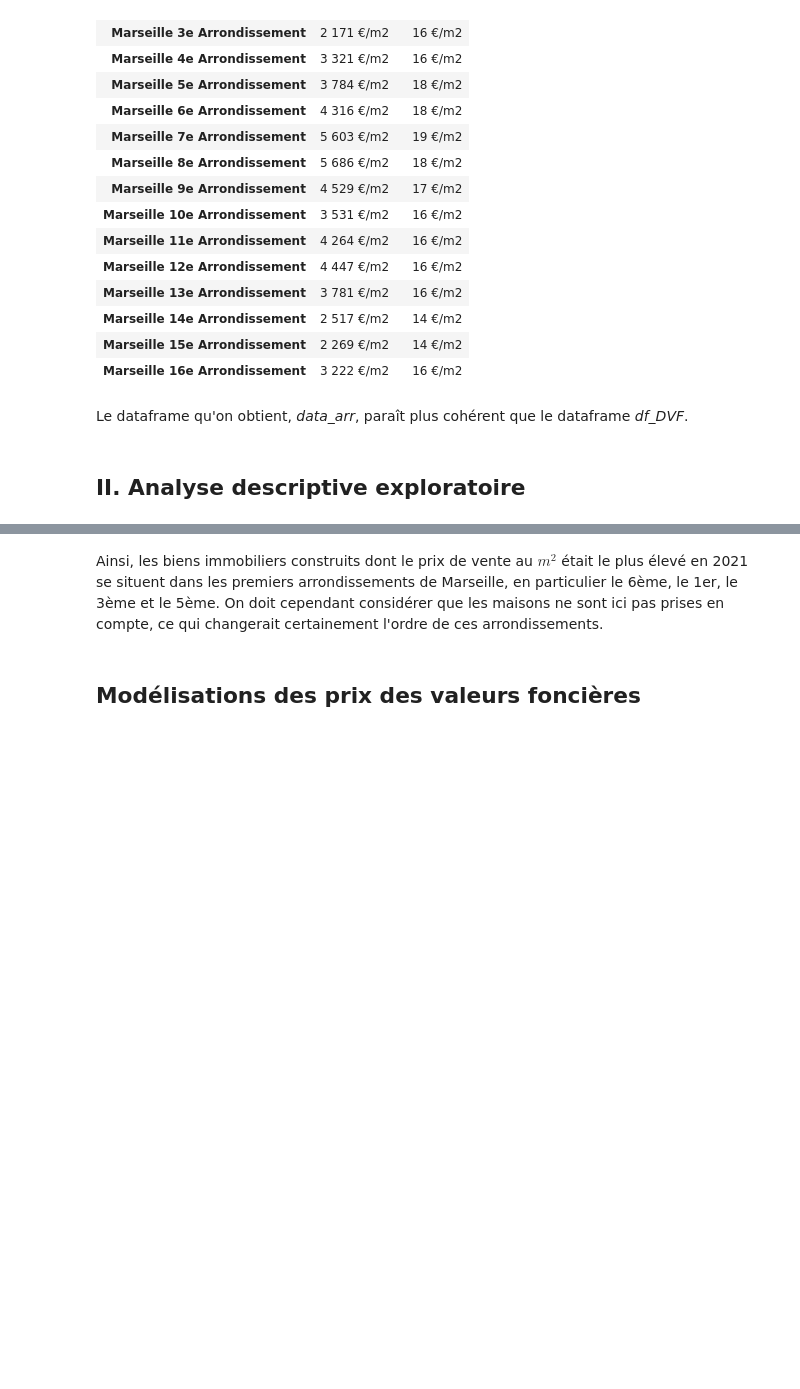
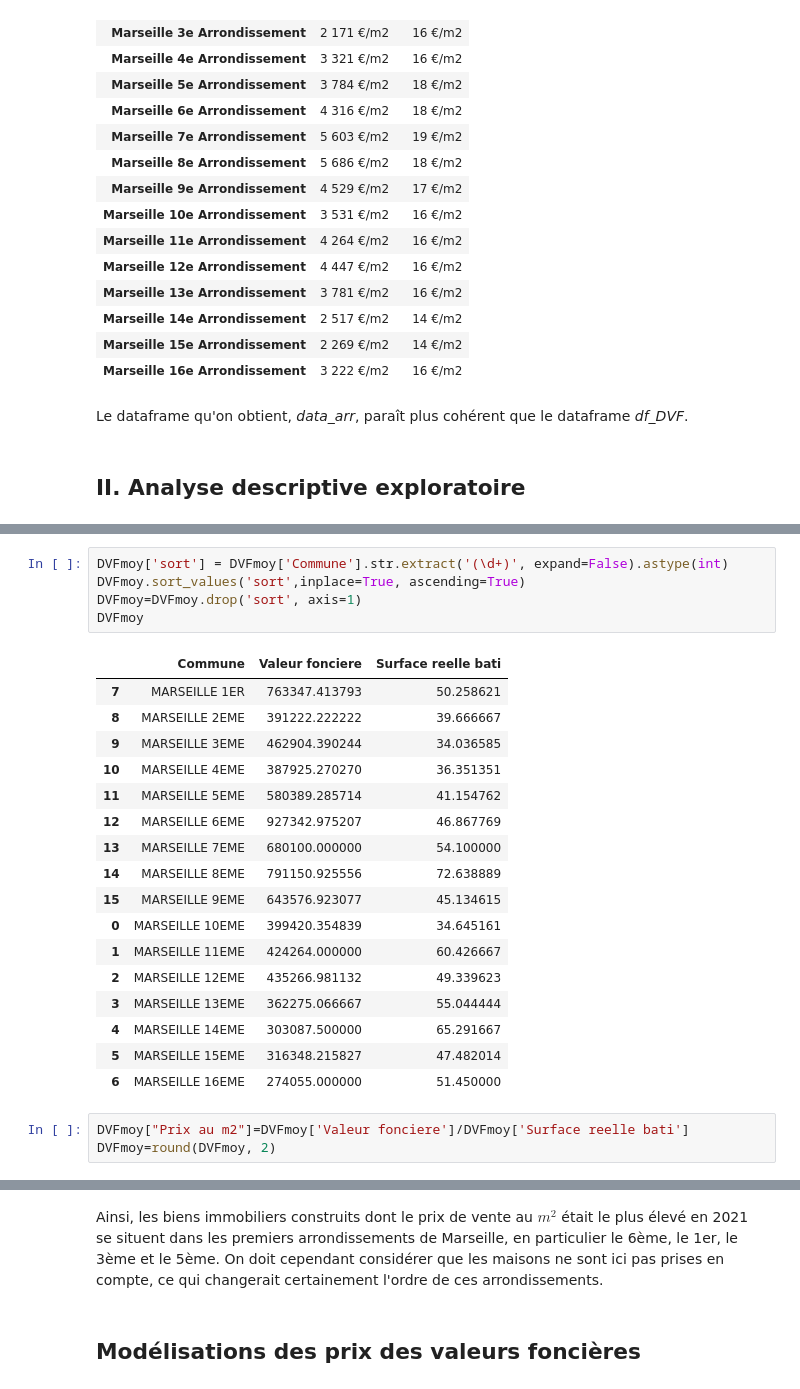
Before and after one commit to nkhenissi/pyhton-for-the-data-scientist, a Jupyter notebook: Notebook_final.ipynb, the cells around one changed output, grey strips where cells are left out. Saved outputs shown, nothing was run; the diff lists cells and outputs as text; blank space fills up the shorter version.

```diff
--- a/Notebook_final.ipynb
+++ b/Notebook_final.ipynb
@@ -107,0 +135,26 @@ dtype: float64
+# %%
+DVFmoy['sort'] = DVFmoy['Commune'].str.extract('(\d+)', expand=False).astype(int)
+DVFmoy.sort_values('sort',inplace=True, ascending=True)
+DVFmoy=DVFmoy.drop('sort', axis=1)
+DVFmoy
+# %% [output]
+|  | Commune | Valeur fonciere | Surface reelle bati |
+| 7 | MARSEILLE 1ER | 763347.413793 | 50.258621 |
+| 8 | MARSEILLE 2EME | 391222.222222 | 39.666667 |
+| 9 | MARSEILLE 3EME | 462904.390244 | 34.036585 |
+| 10 | MARSEILLE 4EME | 387925.270270 | 36.351351 |
+| 11 | MARSEILLE 5EME | 580389.285714 | 41.154762 |
+| 12 | MARSEILLE 6EME | 927342.975207 | 46.867769 |
+| 13 | MARSEILLE 7EME | 680100.000000 | 54.100000 |
+| 14 | MARSEILLE 8EME | 791150.925556 | 72.638889 |
+| 15 | MARSEILLE 9EME | 643576.923077 | 45.134615 |
+| 0 | MARSEILLE 10EME | 399420.354839 | 34.645161 |
+| 1 | MARSEILLE 11EME | 424264.000000 | 60.426667 |
+| 2 | MARSEILLE 12EME | 435266.981132 | 49.339623 |
+| 3 | MARSEILLE 13EME | 362275.066667 | 55.044444 |
+| 4 | MARSEILLE 14EME | 303087.500000 | 65.291667 |
+| 5 | MARSEILLE 15EME | 316348.215827 | 47.482014 |
+| 6 | MARSEILLE 16EME | 274055.000000 | 51.450000 |
+# %%
+DVFmoy["Prix au m2"]=DVFmoy['Valeur fonciere']/DVFmoy['Surface reelle bati']
+DVFmoy=round(DVFmoy, 2)
```
Also changed, not shown: parts of 10 cells of this notebook.
